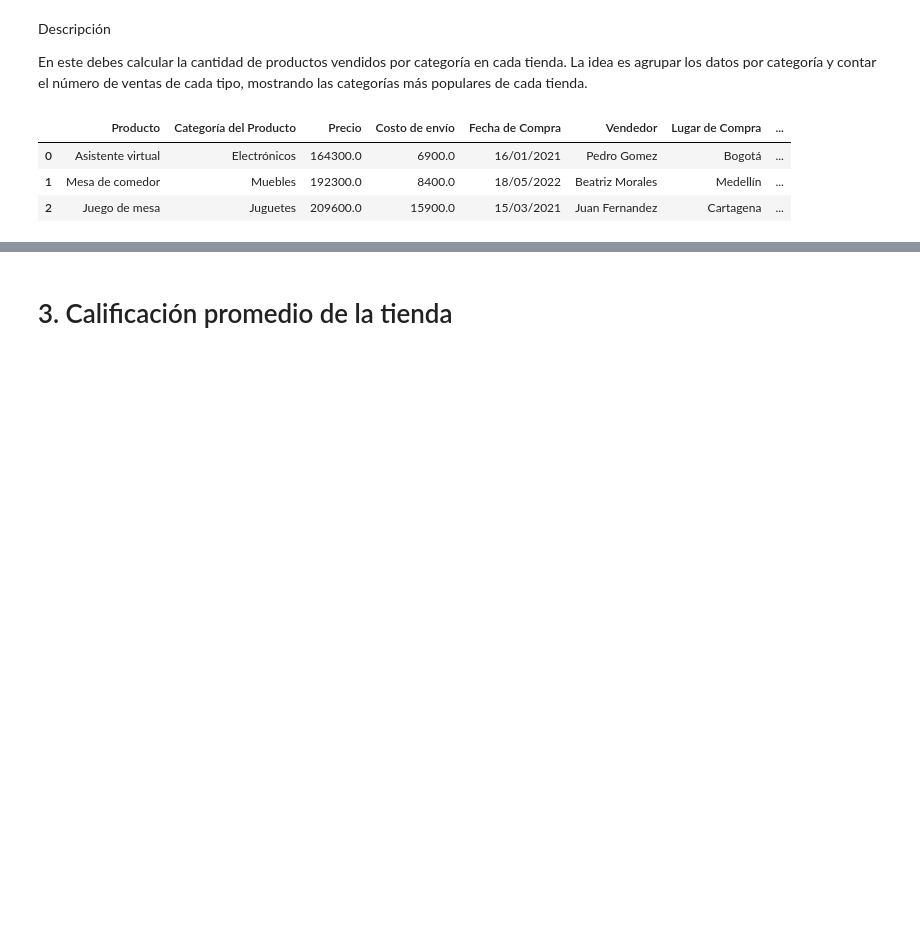
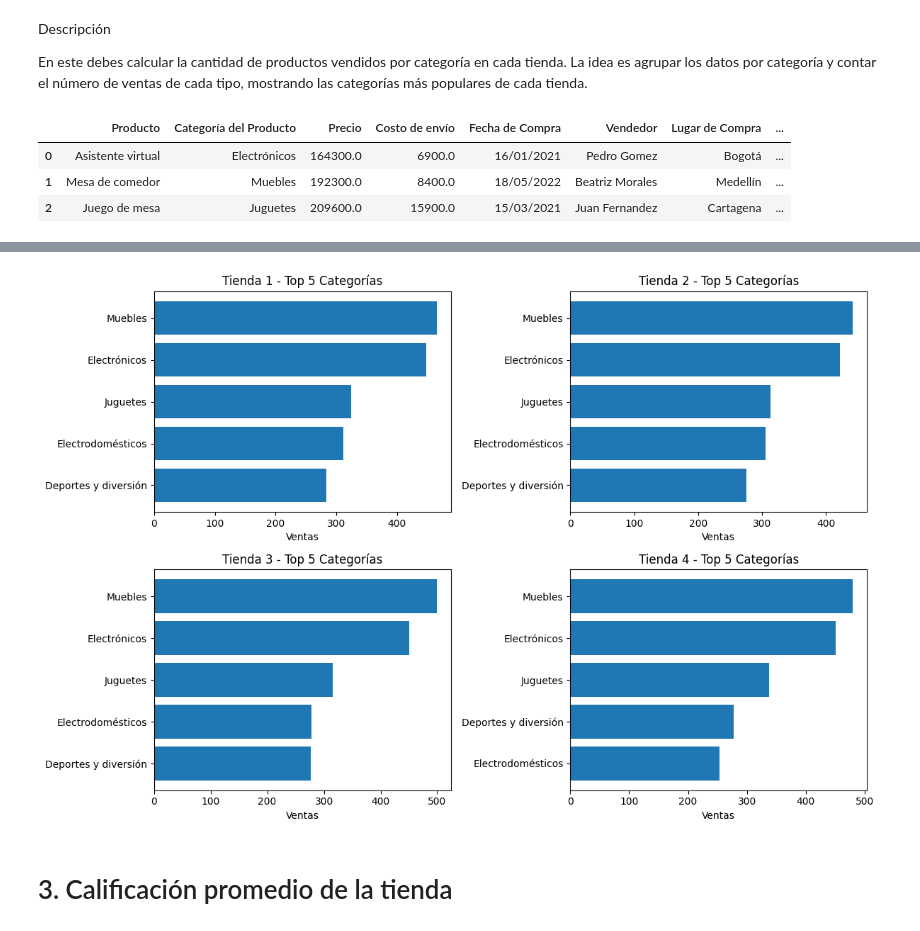
Before and after one commit to LejImkoaj/challenge1-data-science-alura-store-latam, a Jupyter notebook: AluraStoreLatam.ipynb, the cells around one changed output, grey strips where cells are left out. Cells and saved outputs as stored; diff of their text form; code cells hidden in the pictures; blank space fills up the shorter version.

```diff
--- a/AluraStoreLatam.ipynb
+++ b/AluraStoreLatam.ipynb
@@ -128,0 +142,23 @@ print(ventas_por_categoria4.head())
+# %%
+tiendas_datos = {
+    'Tienda 1': tienda,
+    'Tienda 2': tienda2,
+    'Tienda 3': tienda3,
+    'Tienda 4': tienda4
+}
+
+# Diccionario para almacenar resultados
+resultados = {}
+
+for nombre, df in tiendas_datos.items():
+    # Usar value_counts directamente (más eficiente)
+    ventas = df['Categoría del Producto'].value_counts().reset_index()
+    ventas.columns = ['Categoría del Producto', 'Cantidad de Ventas']
+    ventas = ventas.sort_values('Cantidad de Ventas', ascending=False)
+    resultados[nombre] = ventas
+
+# Mostrar tablas
+print("=== VENTAS POR CATEGORÍA EN CADA TIENDA ===\n")
+for nombre, df_ventas in resultados.items():
+    print(f"\n{nombre}:")
+    print(df_ventas.to_string(index=False))
@@ -129,3 +183,24 @@ print(ventas_por_categoria4.head())
+# %%
+# Visualización 1: Barras horizontales
+plt.figure(figsize=(12, 8))
+
+for idx, (nombre, df_ventas) in enumerate(resultados.items(), 1):
+    plt.subplot(2, 2, idx)
+
+    # Tomar las 5 categorías principales
+    top_5 = df_ventas.head(5)
+
+    plt.barh(top_5['Categoría del Producto'], top_5['Cantidad de Ventas'])
+    plt.title(f'{nombre} - Top 5 Categorías')
+    plt.xlabel('Ventas')
+
+    # Invertir eje Y para que la mayor esté arriba
+    plt.gca().invert_yaxis()
+
+plt.tight_layout()
+plt.show()
+# %% [output]
+[figure, added]
 # %% [markdown]
 # 3. Calificación promedio de la tienda
 # %% [markdown]
```
Also changed, not shown: parts of 7 cells of this notebook.
